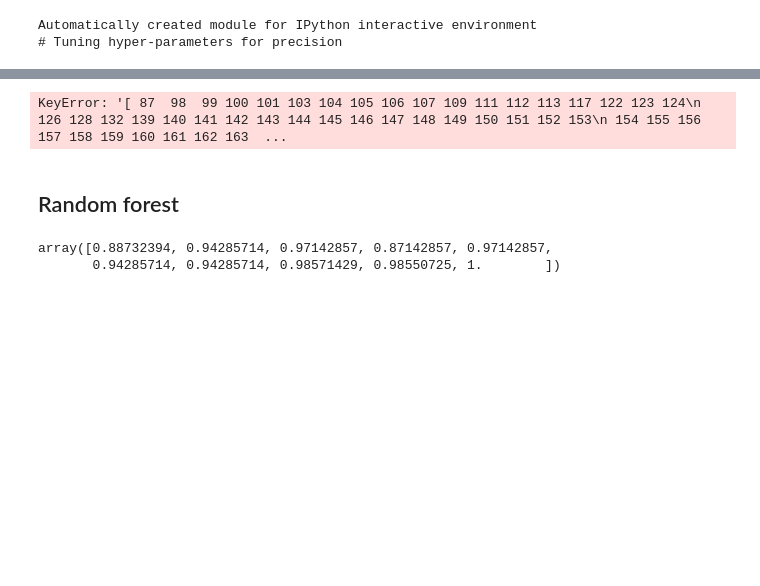
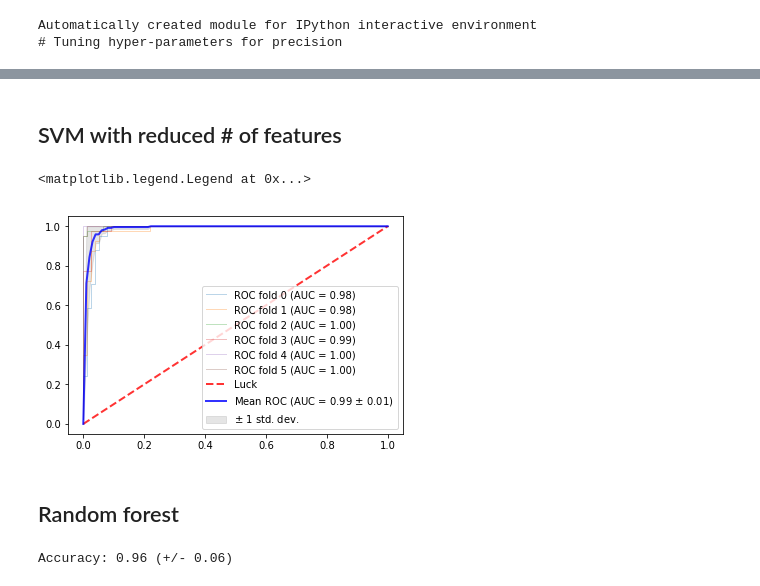
Before and after one commit to gemmaaa/lingdata, a Jupyter notebook: 3.6.5 Cancer.ipynb, the cells around one changed output, grey strips where cells are left out. Saved outputs shown, nothing was run; the diff lists cells and outputs as text; code cells hidden in the pictures; blank space fills up the shorter version.

```diff
--- a/3.6.5 Cancer.ipynb
+++ b/3.6.5 Cancer.ipynb
@@ -162,5 +215,7 @@ from sklearn.model_selection import StratifiedKFold
+# %% [markdown]
+## SVM with reduced # of features
 # %%
-X = df.drop(['Class', 'Sample code number'],1)
+X = df[['Clump Thickness','Marginal Adhesion','Bare Nuclei','Bland Chromatin']]
 y = df['Class']
 
 # Run classifier with cross-validation and plot ROC curves
@@ -174,35 +229,37 @@ mean_fpr = np.linspace(0, 1, 100)
 
 i = 0
 for train, test in cv.split(X, y):
-    probas_ = classifier.fit(X[train], y[train]).predict_proba(X[test])
+    probas_ = classifier.fit(X.iloc[train], y.iloc[train]).predict_proba(X.iloc[test])
     # Compute ROC curve and area the curve
     fpr, tpr, thresholds = roc_curve(y[test], probas_[:, 1])
     tprs.append(interp(mean_fpr, fpr, tpr))
     tprs[-1][0] = 0.0
     roc_auc = auc(fpr, tpr)
     aucs.append(roc_auc)
     plt.plot(fpr, tpr, lw=1, alpha=0.3,
              label='ROC fold %d (AUC = %0.2f)' % (i, roc_auc))
 
     i += 1
 plt.plot([0, 1], [0, 1], linestyle='--', lw=2, color='r',
          label='Luck', alpha=.8)
 
 mean_tpr = np.mean(tprs, axis=0)
 mean_tpr[-1] = 1.0
 mean_auc = auc(mean_fpr, mean_tpr)
 std_auc = np.std(aucs)
 plt.plot(mean_fpr, mean_tpr, color='b',
          label=r'Mean ROC (AUC = %0.2f $\pm$ %0.2f)' % (mean_auc, std_auc),
          lw=2, alpha=.8)
 
 std_tpr = np.std(tprs, axis=0)
 tprs_upper = np.minimum(mean_tpr + std_tpr, 1)
 tprs_lower = np.maximum(mean_tpr - std_tpr, 0)
 plt.fill_between(mean_fpr, tprs_lower, tprs_upper, color='grey', alpha=.2,
                  label=r'$\pm$ 1 std. dev.')
+plt.legend()
 # %% [output]
-KeyError: '[ 87  98  99 100 101 103 104 105 106 107 109 111 112 113 117 122 123 124\n 126 128 132 139 140 141 142 143 144 145 146 147 148 149 150 151 152 153\n 154 155 156 157 158 159 160 161 162 163  ...
+<matplotlib.legend.Legend at 0x...>
+[figure, added]
 # %% [markdown]
 ## Random forest
 # %%
@@ -217,7 +274,8 @@ Y = df['Class']
 X = pd.get_dummies(X)
 X = X.dropna(axis=1)
 
-cross_val_score(rfc, X, Y, cv=10)
+score = cross_val_score(rfc, X, Y, cv=10)
-# %% [output]
-array([0.88732394, 0.94285714, 0.97142857, 0.87142857, 0.97142857,
-       0.94285714, 0.94285714, 0.98571429, 0.98550725, 1.        ])
+# %%
+print("Accuracy: %0.2f (+/- %0.2f)" % (score.mean(), score.std() * 2))
+# %% [output]
+Accuracy: 0.96 (+/- 0.06)
```
Also changed, not shown: parts of 18 cells of this notebook.
